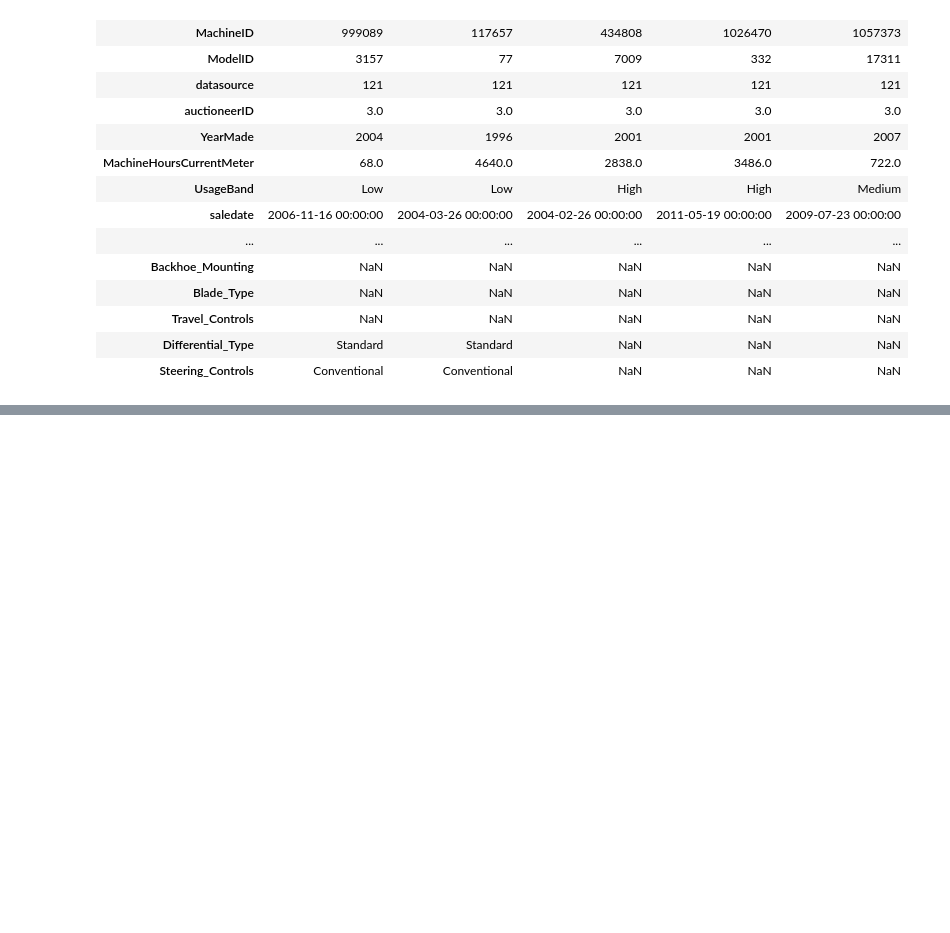
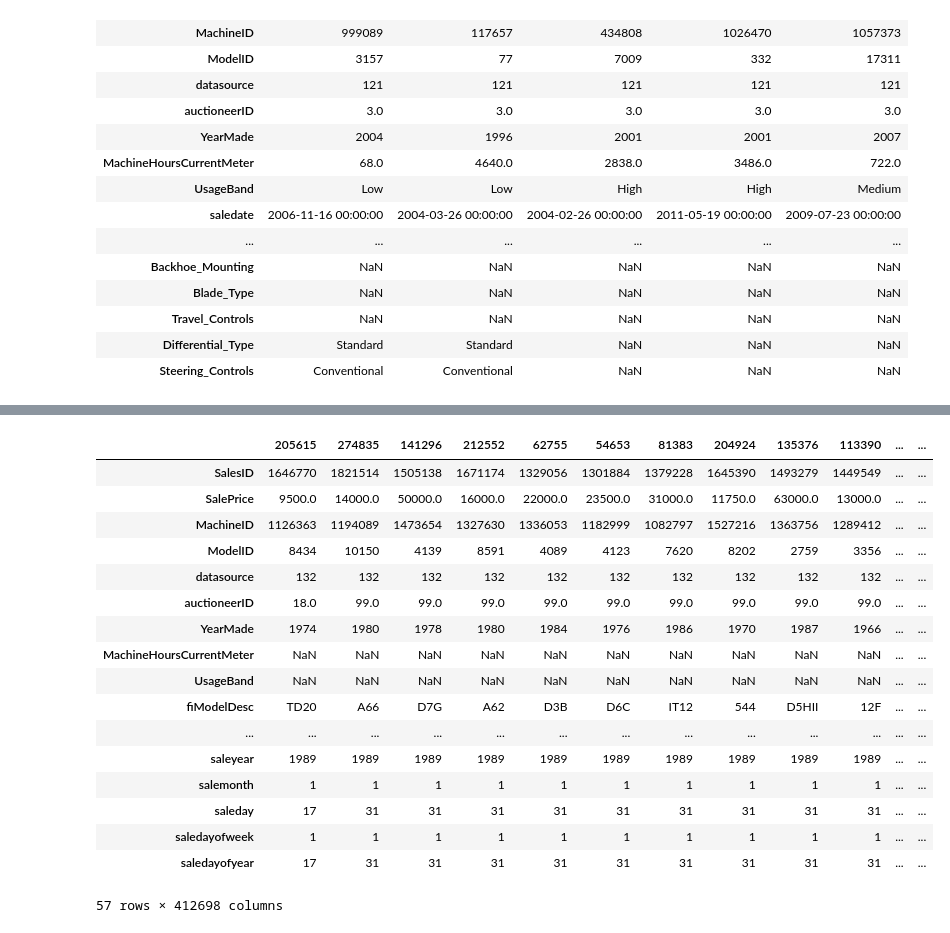
Before and after one commit to JHarrisJoshua/ML-bluebook-for-bulldozers, a Jupyter notebook: Bulldozer-Price-Regression.ipynb, the cells around one changed output, grey strips where cells are left out. Cells and saved outputs as stored; diff of their text form; code cells hidden in the pictures; blank space fills up the shorter version.

Commit message:
Run baseline model

```diff
--- a/Bulldozer-Price-Regression.ipynb
+++ b/Bulldozer-Price-Regression.ipynb
@@ -212,5 +212,5 @@ data.head().T
 # Sort data by sale date
 data.sort_values(by=['saledate'], inplace=True, ascending=True)
 # %%
-# Make copy of data frame
-df_tmp = data.copy()
+# Make copy of original data frame
+df = data.copy()
@@ -216,0 +219,6 @@ df_tmp = data.copy()
+# %%
+df['saleyear'] = df.saledate.dt.year
+df['salemonth'] = df.saledate.dt.month
+df['saleday'] = df.saledate.dt.day
+df['saledayofweek'] = df.saledate.dt.dayofweek
+df['saledayofyear'] = df.saledate.dt.dayofyear
@@ -216,0 +245,3 @@ df_tmp = data.copy()
+# %%
+# Enriched DataFrame with date time fields. Remove saledate column
+df.drop('saledate', axis=1, inplace=True)
@@ -216,0 +276,6 @@ df_tmp = data.copy()
+# %%
+# Convert Strings to categories
+# Find columns which contain strings
+for label, content in df.items():
+    if pd.api.types.is_string_dtype(content):
+        df[label] = content.astype('category').cat.as_ordered()
@@ -216,0 +333,21 @@ df_tmp = data.copy()
+# %%
+df.T
+# %% [output]
+|  | 205615 | 274835 | 141296 | 212552 | 62755 | 54653 | 81383 | 204924 | 135376 | 113390 | ... | ... |
+| SalesID | 1646770 | 1821514 | 1505138 | 1671174 | 1329056 | 1301884 | 1379228 | 1645390 | 1493279 | 1449549 | ... | ... |
+| SalePrice | 9500.0 | 14000.0 | 50000.0 | 16000.0 | 22000.0 | 23500.0 | 31000.0 | 11750.0 | 63000.0 | 13000.0 | ... | ... |
+| MachineID | 1126363 | 1194089 | 1473654 | 1327630 | 1336053 | 1182999 | 1082797 | 1527216 | 1363756 | 1289412 | ... | ... |
+| ModelID | 8434 | 10150 | 4139 | 8591 | 4089 | 4123 | 7620 | 8202 | 2759 | 3356 | ... | ... |
+| datasource | 132 | 132 | 132 | 132 | 132 | 132 | 132 | 132 | 132 | 132 | ... | ... |
+| auctioneerID | 18.0 | 99.0 | 99.0 | 99.0 | 99.0 | 99.0 | 99.0 | 99.0 | 99.0 | 99.0 | ... | ... |
+| YearMade | 1974 | 1980 | 1978 | 1980 | 1984 | 1976 | 1986 | 1970 | 1987 | 1966 | ... | ... |
+| MachineHoursCurrentMeter | NaN | NaN | NaN | NaN | NaN | NaN | NaN | NaN | NaN | NaN | ... | ... |
+| UsageBand | NaN | NaN | NaN | NaN | NaN | NaN | NaN | NaN | NaN | NaN | ... | ... |
+| fiModelDesc | TD20 | A66 | D7G | A62 | D3B | D6C | IT12 | 544 | D5HII | 12F | ... | ... |
+| ... | ... | ... | ... | ... | ... | ... | ... | ... | ... | ... | ... | ... |
+| saleyear | 1989 | 1989 | 1989 | 1989 | 1989 | 1989 | 1989 | 1989 | 1989 | 1989 | ... | ... |
+| salemonth | 1 | 1 | 1 | 1 | 1 | 1 | 1 | 1 | 1 | 1 | ... | ... |
+| saleday | 17 | 31 | 31 | 31 | 31 | 31 | 31 | 31 | 31 | 31 | ... | ... |
+| saledayofweek | 1 | 1 | 1 | 1 | 1 | 1 | 1 | 1 | 1 | 1 | ... | ... |
+| saledayofyear | 17 | 31 | 31 | 31 | 31 | 31 | 31 | 31 | 31 | 31 | ... | ... |
+57 rows × 412698 columns
```
Also changed, not shown: parts of 44 cells of this notebook, 2 other files.
